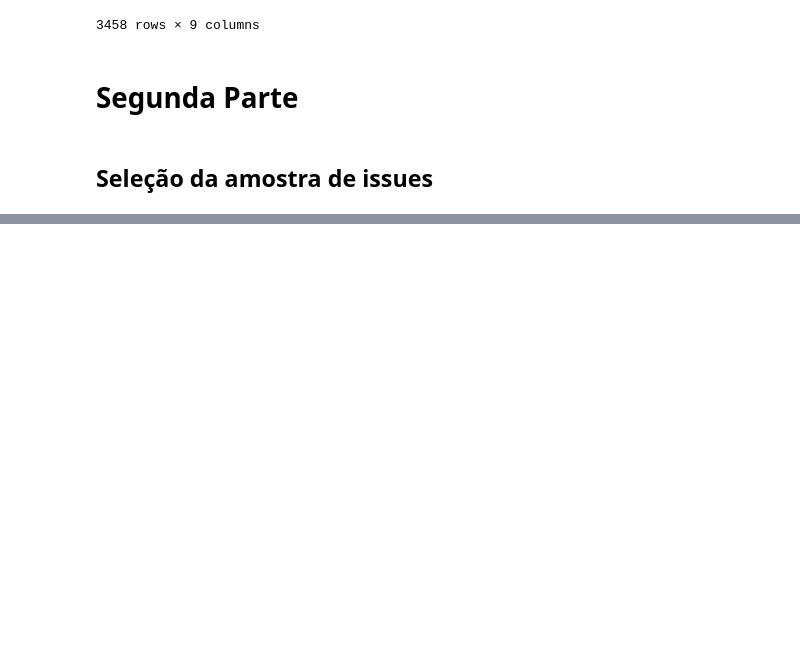
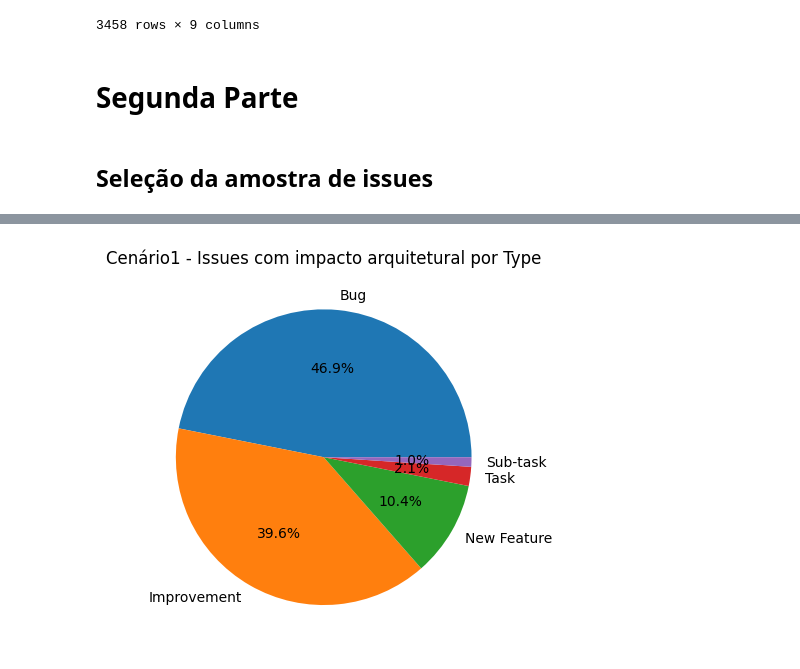
Before and after one commit to armandossrecife/my_validation2, a Jupyter notebook: analise_issues_cassandra.ipynb, the cells around one changed output, grey strips where cells are left out. Cells and saved outputs as stored; diff of their text form; code cells hidden in the pictures; blank space fills up the shorter version.

```diff
--- a/analise_issues_cassandra.ipynb
+++ b/analise_issues_cassandra.ipynb
@@ -484,0 +723,3 @@ Em andamento...
+# %%
+df_issues_com_impacto_arquitetural = df_issues_commits_classes_criticas_inspected[df_issues_commits_classes_criticas_inspected.architectural_impact=='YES']
+df_issues_com_impacto_arquitetural
@@ -484,0 +740,4 @@ Em andamento...
+# %%
+show_pie(my_df=df_issues_com_impacto_arquitetural, my_field='issue_type', my_title='Cenário1 - Issues com impacto arquitetural por Type')
+# %% [output]
+[figure, added]
```
Also changed, not shown: parts of 40 cells of this notebook.
